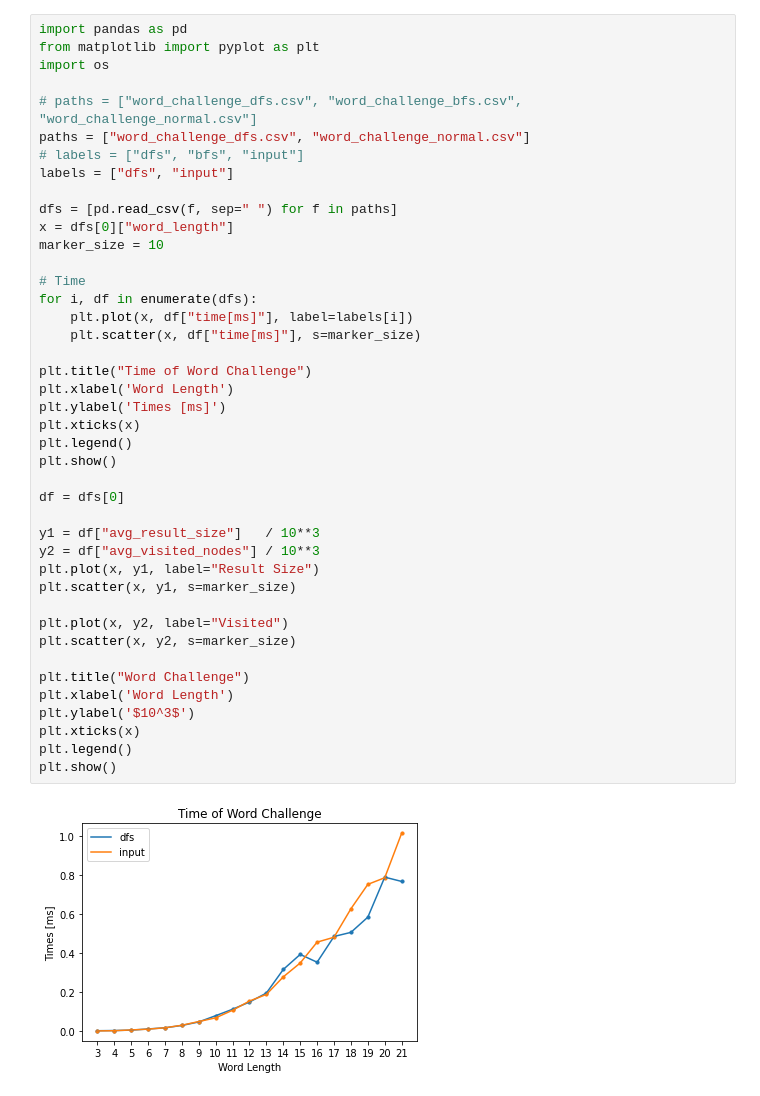
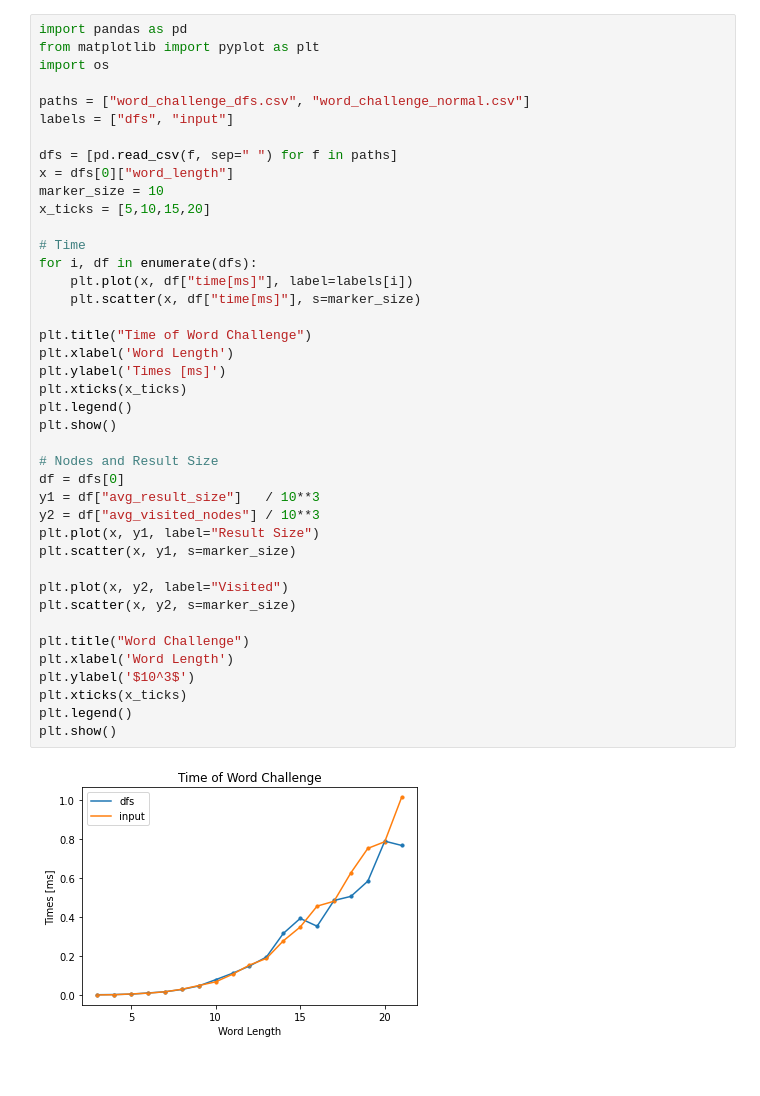
Before and after one commit to HaagManuel/WordGames, a Jupyter notebook: eval/plots.ipynb, the cells around one changed output. Drawn from its saved outputs; the diff is of its cells as text.

```diff
--- a/eval/plots.ipynb
+++ b/eval/plots.ipynb
@@ -3,42 +3,41 @@ import pandas as pd
 from matplotlib import pyplot as plt
 import os
 
-# paths = ["word_challenge_dfs.csv", "word_challenge_bfs.csv", "word_challenge_normal.csv"]
 paths = ["word_challenge_dfs.csv", "word_challenge_normal.csv"]
-# labels = ["dfs", "bfs", "input"]
 labels = ["dfs", "input"]
 
 dfs = [pd.read_csv(f, sep=" ") for f in paths]
 x = dfs[0]["word_length"]
 marker_size = 10
+x_ticks = [5,10,15,20]
 
 # Time
 for i, df in enumerate(dfs):
     plt.plot(x, df["time[ms]"], label=labels[i])
     plt.scatter(x, df["time[ms]"], s=marker_size)
 
 plt.title("Time of Word Challenge")
 plt.xlabel('Word Length')
 plt.ylabel('Times [ms]')
-plt.xticks(x)
+plt.xticks(x_ticks)
 plt.legend()
 plt.show()
 
+# Nodes and Result Size
 df = dfs[0]
-
 y1 = df["avg_result_size"]   / 10**3
 y2 = df["avg_visited_nodes"] / 10**3
 plt.plot(x, y1, label="Result Size")
 plt.scatter(x, y1, s=marker_size)
 
 plt.plot(x, y2, label="Visited")
 plt.scatter(x, y2, s=marker_size)
 
 plt.title("Word Challenge")
 plt.xlabel('Word Length')
 plt.ylabel('$10^3$')
-plt.xticks(x)
+plt.xticks(x_ticks)
 plt.legend()
 plt.show()
 # %% [output]
-[figure, old version]
+[figure, new version]
```
Also changed, not shown: parts of 3 cells of this notebook, 6 other files.
